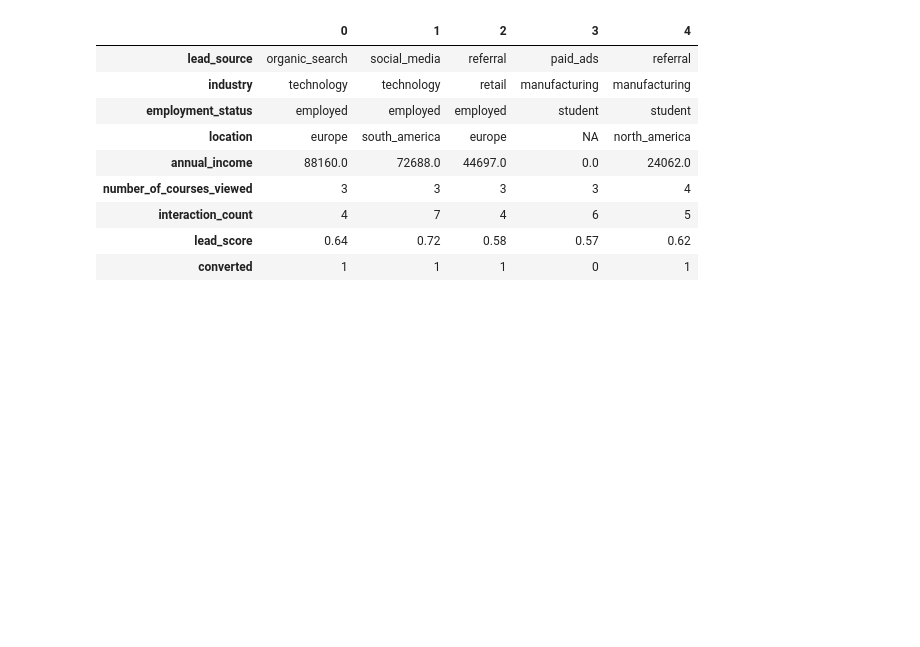
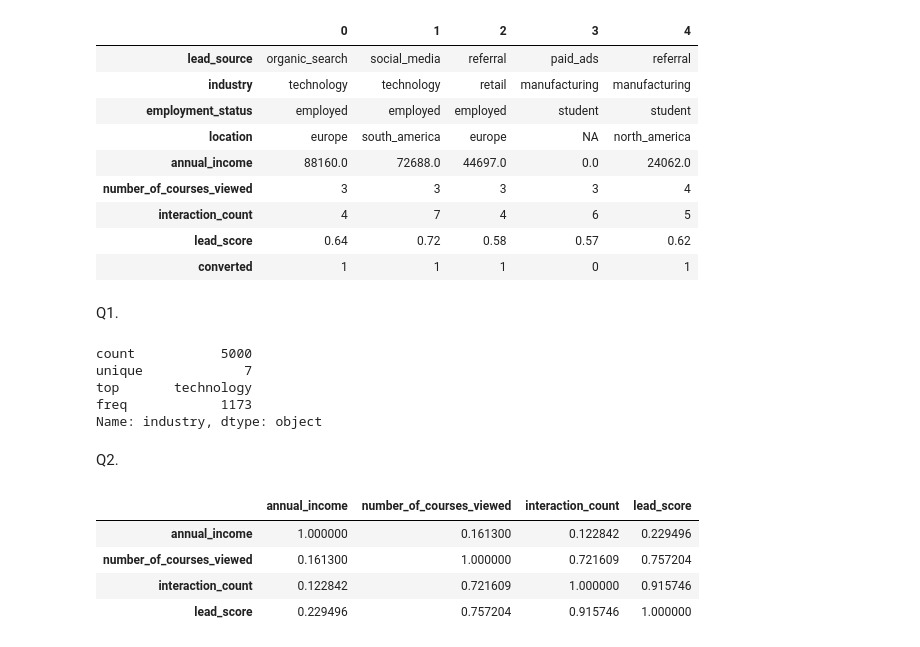
Before and after one commit to SunnyFoxxy/machine-learning-zoomcamp, a Jupyter notebook: 03/Homework_03.ipynb, the cells around one changed output. Saved outputs shown, nothing was run; the diff lists cells and outputs as text; code cells hidden in the pictures; blank space fills up the shorter version.

```diff
--- a/03/Homework_03.ipynb
+++ b/03/Homework_03.ipynb
@@ -50,3 +54,23 @@ df.head().T
 | interaction_count | 4 | 7 | 4 | 6 | 5 |
 | lead_score | 0.64 | 0.72 | 0.58 | 0.57 | 0.62 |
 | converted | 1 | 1 | 1 | 0 | 1 |
+# %% [markdown]
+Q1.
+# %%
+df['industry'].describe()
+# %% [output]
+count           5000
+unique             7
+top       technology
+freq            1173
+Name: industry, dtype: object
+# %% [markdown]
+Q2.
+# %%
+df[numerical_columns].corr()
+# %% [output]
+|  | annual_income | number_of_courses_viewed | interaction_count | lead_score |
+| annual_income | 1.000000 | 0.161300 | 0.122842 | 0.229496 |
+| number_of_courses_viewed | 0.161300 | 1.000000 | 0.721609 | 0.757204 |
+| interaction_count | 0.122842 | 0.721609 | 1.000000 | 0.915746 |
+| lead_score | 0.229496 | 0.757204 | 0.915746 | 1.000000 |
```
Also changed, not shown: parts of 24 cells of this notebook.
